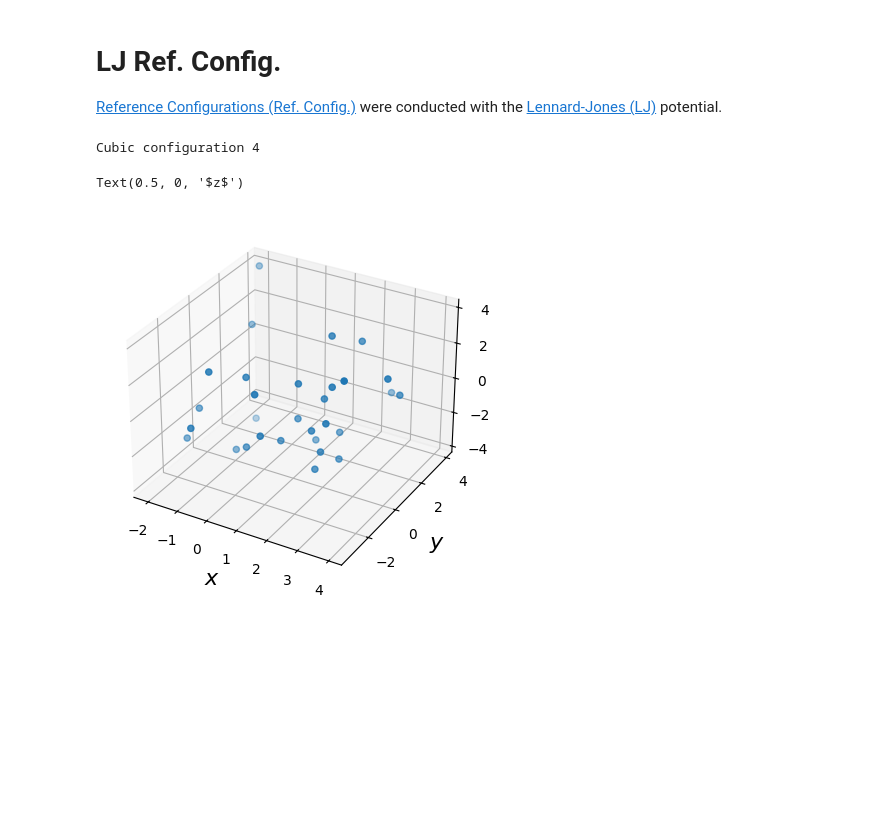
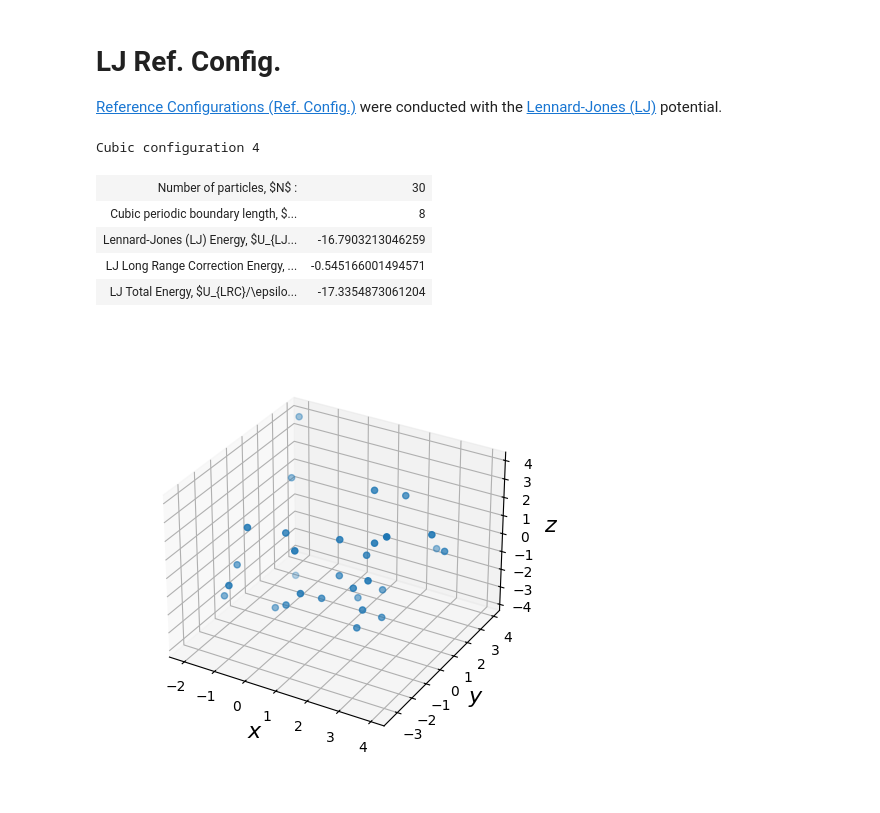
Before and after one commit to hhatch/gormms, a Jupyter notebook: results/lj_ref_config.ipynb, the cells around one changed output. Cells and saved outputs as stored; diff of their text form; code cells hidden in the pictures; blank space fills up the shorter version.

```diff
--- a/results/lj_ref_config.ipynb
+++ b/results/lj_ref_config.ipynb
@@ -5,18 +5,49 @@
 # %%
 from dormms import lennard_jones as lj
 import matplotlib.pyplot as plt
+from tabulate import tabulate
+from IPython.display import display, HTML
 print('Cubic configuration 4')
 data = lj.ReferenceConfigurations().data()['cubic4']
-fig = plt.figure()
-ax = fig.add_subplot(projection='3d')
-ax.scatter(data['x'], data['y'], data['z'])
-ax.set_xlabel(r'$x$', fontsize=16)
-ax.set_ylabel(r'$y$', fontsize=16)
-ax.set_zlabel(r'$z$', fontsize=16)
+def display_table(data):
+    table = [[r'Number of particles, $N$ :', data['number']]]
+    if 'length' in data['pbc']:
+        table += [[r'Cubic periodic boundary length, $L$ :', data['pbc']['length']]]
+    else:
+        table += [[r'X-axis periodic boundary length, $L_x$ :', data['pbc']['length_x']],
+                  [r'Y-axis periodic boundary length, $L_y$ :', data['pbc']['length_y']],
+                  [r'Z-axis periodic boundary length, $L_z$ :', data['pbc']['length_z']],
+                  [r'Tilt, $xy$ :', data['pbc']['tilt_xy']],
+                  [r'Tilt, $xz$ :', data['pbc']['tilt_xz']],
+                  [r'Tilt, $yz$ :', data['pbc']['tilt_yz']],
+                 ]
+    table += [[r'Lennard-Jones (LJ) Energy, $U_{LJ}/\epsilon$ :', format(data['U_lj'], '.60g')],
+        [r'LJ Long Range Correction Energy, $U_{LRC}/\epsilon$ :', data['U_lrc']],
+        [r'LJ Total Energy, $U_{LRC}/\epsilon$ :', data['U_lj']+data['U_lrc']],
+             ]
+    display(HTML(tabulate(table, tablefmt='html', floatfmt=".15g")))
+display_table(data)
+
+def display_figure(data):
+    fig = plt.figure()
+    ax = fig.add_subplot(projection='3d')
+    ax.scatter(data['x'], data['y'], data['z'])
+    ax.set_xlabel(r'$x$', fontsize=16)
+    ax.set_ylabel(r'$y$', fontsize=16)
+    ax.set_zlabel(r'$z$', fontsize=16)
+    fig.tight_layout()
+    ax.set_box_aspect(None, zoom=0.85)
+    plt.show()
+display_figure(data)
+#data
 # %% [output]
 Cubic configuration 4
-Text(0.5, 0, '$z$')
+| Number of particles, $N$ : | 30 |
+| Cubic periodic boundary length, $... | 8 |
+| Lennard-Jones (LJ) Energy, $U_{LJ... | -16.7903213046259 |
+| LJ Long Range Correction Energy, ... | -0.545166001494571 |
+| LJ Total Energy, $U_{LRC}/\epsilo... | -17.3354873061204 |
-[figure, old version]
+[figure, new version]
 # %%
 print('Triclinic configuration 3')
 data = lj.ReferenceConfigurations().data()['triclinic3']
```
Also changed, not shown: parts of 1 cell of this notebook, 3 other files.
